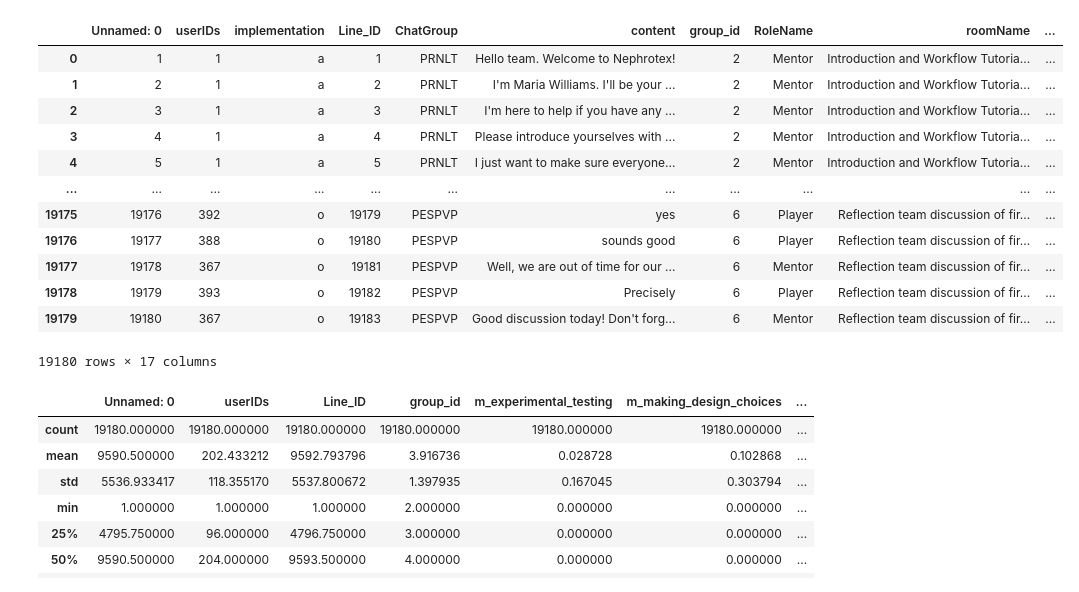
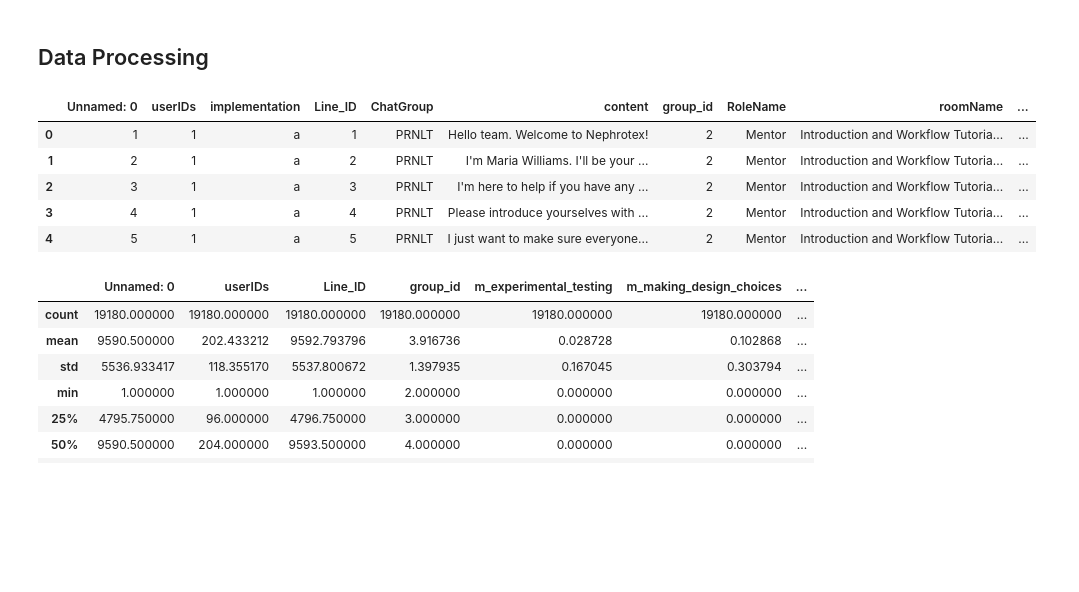
Before and after one commit to KamWithK/VirtualInternshipAnalysis, a Jupyter notebook: notebooks/logistic_regression.ipynb, the cells around one changed output. Saved outputs shown, nothing was run; the diff lists cells and outputs as text; code cells hidden in the pictures; blank space fills up the shorter version.

```diff
--- a/notebooks/logistic_regression.ipynb
+++ b/notebooks/logistic_regression.ipynb
@@ -9,21 +12,16 @@ from sklearn.metrics import r2_score # for comparing the predicted and test valu
+# %% [markdown]
+## Data Processing
 # %%
-df = pd.read_csv("/Users/matthewmarquez/Desktop/VirtualInternshipAnalysis/data/data.csv", encoding="ISO-8859-1")
+df = pd.read_csv("../data/data.csv", encoding="ISO-8859-1")
 # %%
-df
+df.head(5)
 # %% [output]
 |  | Unnamed: 0 | userIDs | implementation | Line_ID | ChatGroup | content | group_id | RoleName | roomName | ... |
 | 0 | 1 | 1 | a | 1 | PRNLT | Hello team. Welcome to Nephrotex! | 2 | Mentor | Introduction and Workflow Tutoria... | ... |
 | 1 | 2 | 1 | a | 2 | PRNLT | I'm Maria Williams. I'll be your ... | 2 | Mentor | Introduction and Workflow Tutoria... | ... |
 | 2 | 3 | 1 | a | 3 | PRNLT | I'm here to help if you have any ... | 2 | Mentor | Introduction and Workflow Tutoria... | ... |
 | 3 | 4 | 1 | a | 4 | PRNLT | Please introduce yourselves with ... | 2 | Mentor | Introduction and Workflow Tutoria... | ... |
 | 4 | 5 | 1 | a | 5 | PRNLT | I just want to make sure everyone... | 2 | Mentor | Introduction and Workflow Tutoria... | ... |
-| ... | ... | ... | ... | ... | ... | ... | ... | ... | ... | ... |
-| 19175 | 19176 | 392 | o | 19179 | PESPVP | yes | 6 | Player | Reflection team discussion of fir... | ... |
-| 19176 | 19177 | 388 | o | 19180 | PESPVP | sounds good | 6 | Player | Reflection team discussion of fir... | ... |
-| 19177 | 19178 | 367 | o | 19181 | PESPVP | Well, we are out of time for our ... | 6 | Mentor | Reflection team discussion of fir... | ... |
-| 19178 | 19179 | 393 | o | 19182 | PESPVP | Precisely | 6 | Player | Reflection team discussion of fir... | ... |
-| 19179 | 19180 | 367 | o | 19183 | PESPVP | Good discussion today! Don't forg... | 6 | Mentor | Reflection team discussion of fir... | ... |
-19180 rows × 17 columns
 # %%
 df.describe()
 # %% [output]
```
Also changed, not shown: parts of 12 cells of this notebook, 1 other file.
